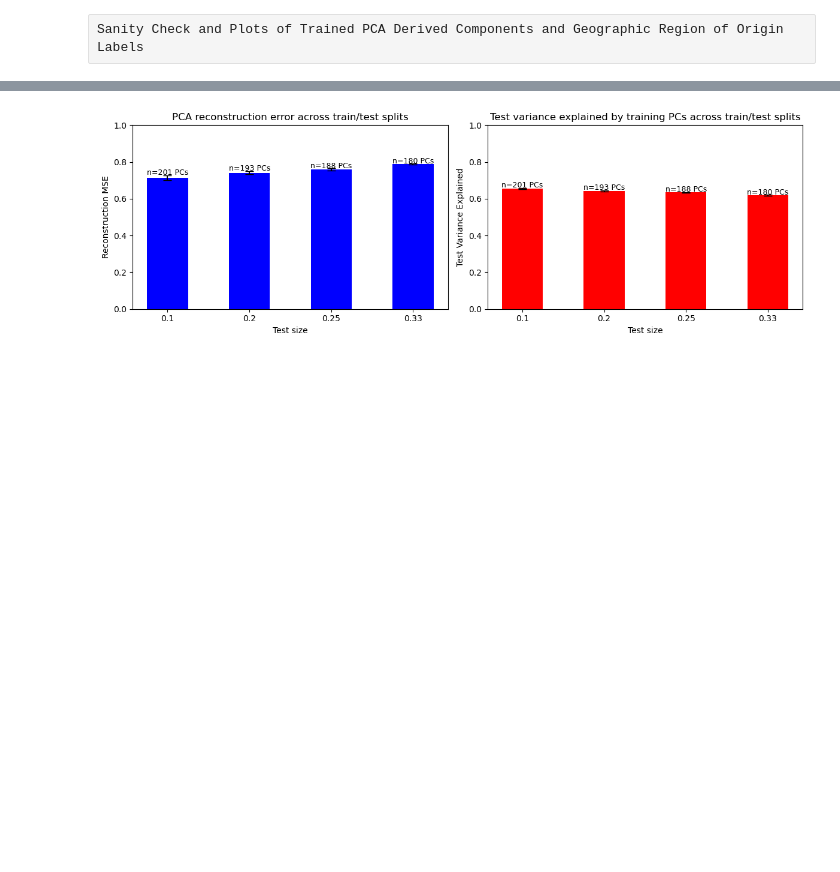
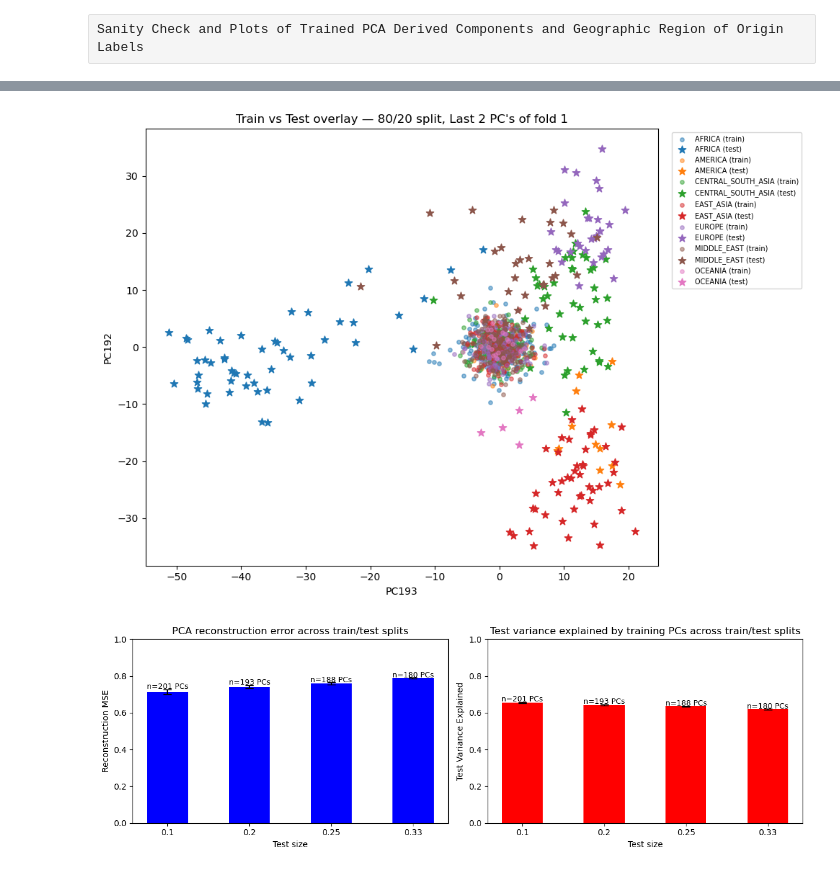
Before and after one commit to winch-jm/snp-pop-classification, a Jupyter notebook: notebooks/PCA_plots.ipynb, the cells around one changed output, grey strips where cells are left out. Drawn from its saved outputs; the diff is of its cells as text; code cells hidden in the pictures; blank space fills up the shorter version.

```diff
--- a/notebooks/PCA_plots.ipynb
+++ b/notebooks/PCA_plots.ipynb
@@ -125,3 +159,36 @@ plt.show()
+# %%
+# train vs test overlay for 80/20 split, fold 1 (last 2 PCs)
+# test points as stars on top of train points
+# checks test samples fall within training clusters
+
+adata     = adatas[1]   # split_20
+pc_scores = adata.obsm['X_pca_fold_1'][:, :-1]
+split_col = adata.obsm['X_pca_fold_1'][:, -1]   # 0 = train, 1 = test
+labels    = adata.obs['geo_region_of_origin'].values
+regions   = sorted(np.unique(labels))
+colors    = plt.cm.tab10.colors
+
+fig, ax = plt.subplots(figsize=(10, 7))
+
+for i, region in enumerate(regions):
+    mask_train = (labels == region) & (split_col == 0)
+    mask_test  = (labels == region) & (split_col == 1)
+    ax.scatter(pc_scores[mask_train, -2], pc_scores[mask_train, -1],
+               color=colors[i], s=15, alpha=0.5, label=f"{region} (train)")
+    ax.scatter(pc_scores[mask_test,  0], pc_scores[mask_test,  1],
+               color=colors[i], s=60, alpha=1.0, marker="*", label=f"{region} (test)")
+
+PC1 = len(pc_scores[1])
+PC2 = len(pc_scores[1]) - 1
+
+ax.set_xlabel(f"PC{PC1}")
+ax.set_ylabel(f"PC{PC2}")
+ax.set_title("Train vs Test overlay — 80/20 split, Last 2 PC's of fold 1")
+ax.legend(fontsize=7, bbox_to_anchor=(1.02, 1), loc="upper left")
+plt.tight_layout()
+plt.show()
+# %% [output]
+[figure, added]
 # %%
 # reconstruction error and test variance explained across train/test splits
 # error bars show std across folds
```
Also changed, not shown: parts of 7 cells of this notebook.
